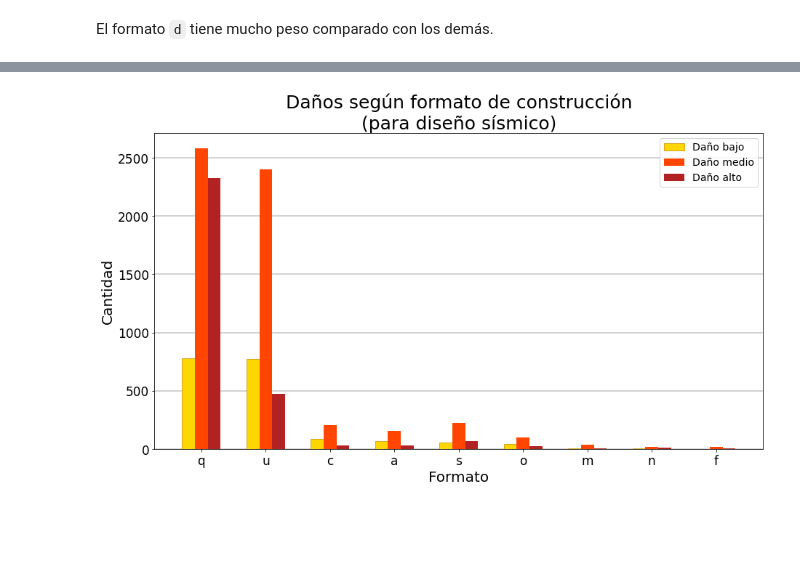
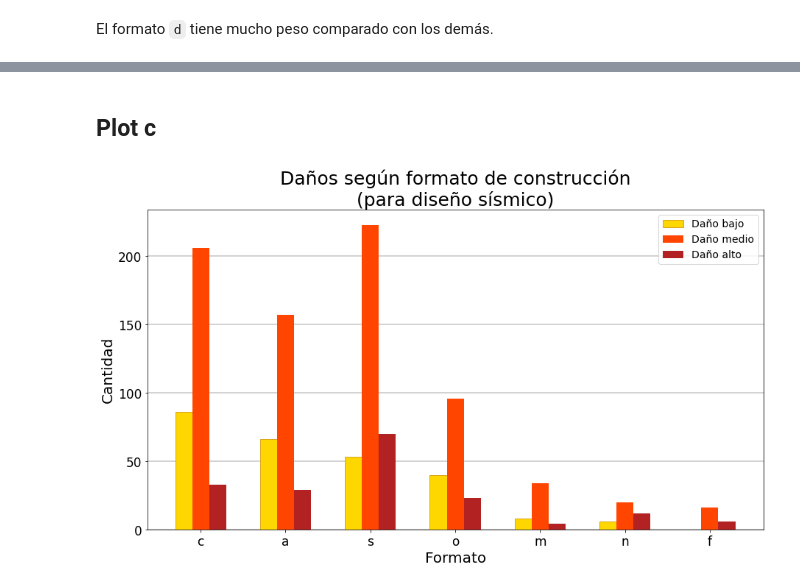
Before and after one commit to ffelfis/OrgaDatosTPs, a Jupyter notebook: TP1/nb_facundo.ipynb, the cells around one changed output, grey strips where cells are left out. Drawn from its saved outputs; the diff is of its cells as text; code cells hidden in the pictures; blank space fills up the shorter version.

Commit message:
- Se agregaron plots para mejor visualización Algunos quedan muy reducidos frente a otros. - Organización de celdas

```diff
--- a/TP1/nb_facundo.ipynb
+++ b/TP1/nb_facundo.ipynb
@@ -1123,0 +1220,3 @@ df_dmg_by_plan_conf_short
+# %%
+df_dmg_by_plan_conf_part2 = df_dmg_by_plan_conf.drop([0, 1, 2])
+df_dmg_by_plan_conf_part2
@@ -1124,29 +1232,31 @@ df_dmg_by_plan_conf_short
+# %% [markdown]
+## Plot c
 # %%
 fig,ax = plt.subplots(figsize=(15,8))
-labels = df_dmg_by_plan_conf_short['plan_configuration']
+labels = df_dmg_by_plan_conf_part2['plan_configuration']
 x = np.arange(len(labels))
 width = 0.2
 
-bar1 = ax.bar(x - width, df_dmg_by_plan_conf_short['cant_low_dmg'], width,\
+bar1 = ax.bar(x - width, df_dmg_by_plan_conf_part2['cant_low_dmg'], width,\
               label='Daño bajo', color='gold', edgecolor='goldenrod')
-bar2 = ax.bar(x , df_dmg_by_plan_conf_short['cant_med_dmg'], width,\
+bar2 = ax.bar(x , df_dmg_by_plan_conf_part2['cant_med_dmg'], width,\
               label='Daño medio', color='orangered')
-bar3 = ax.bar(x + width, df_dmg_by_plan_conf_short['cant_hig_dmg'], width,\
+bar3 = ax.bar(x + width, df_dmg_by_plan_conf_part2['cant_hig_dmg'], width,\
               label='Daño alto', color='firebrick')
 
 title = '''Daños según formato de construcción
 (para diseño sísmico)'''
 ax.set_title(title, fontsize=25)
 ax.set_ylabel('Cantidad', fontsize=20)
 ax.set_xlabel('Formato', fontsize=20)
 ax.set_xticks(x)
 ax.set_xticklabels(labels)
 
 plt.xticks(fontsize=17)
 plt.yticks(fontsize=17)
 plt.legend(fontsize=14)
 
 plt.grid(axis='y', linewidth=2, color='lightgray')
 ax.set_axisbelow(True)
 # %% [output]
-[figure, old version]
+[figure, new version]
```
Also changed, not shown: parts of 30 cells of this notebook.
